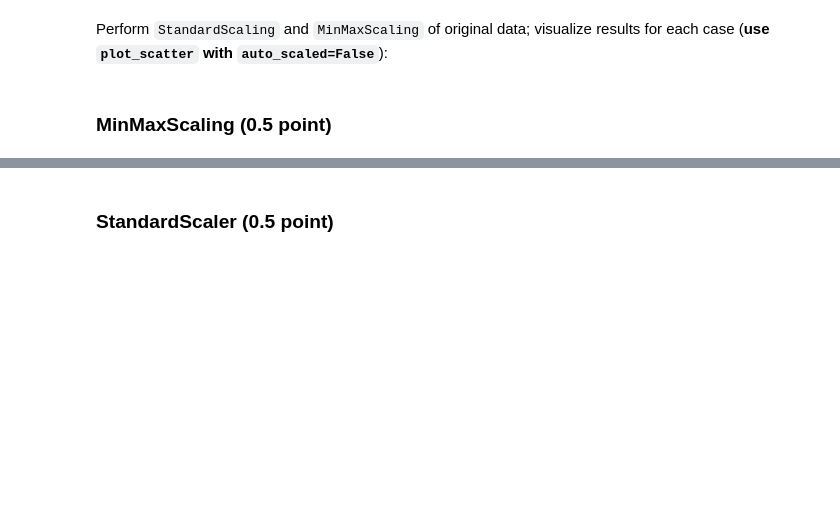
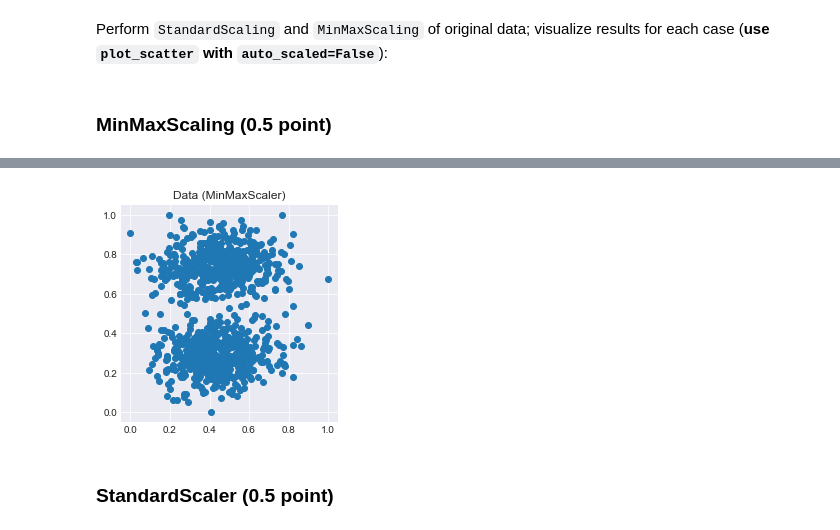
Before and after one commit to devbrest/6_feature_engineering_selection, a Jupyter notebook: homework.ipynb, the cells around one changed output, grey strips where cells are left out. Saved outputs shown, nothing was run; the diff lists cells and outputs as text; code cells hidden in the pictures; blank space fills up the shorter version.

```diff
--- a/homework.ipynb
+++ b/homework.ipynb
@@ -115,3 +139,6 @@ Perform `StandardScaling` and `MinMaxScaling` of original data; visualize result
 ### MinMaxScaling (0.5 point)
 # %%
 ## your code
+scaler = MinMaxScaler()
+MinMax_scaled_data = scaler.fit_transform(data)
+MinMax_scaled_data
@@ -118,3 +153,7 @@ Perform `StandardScaling` and `MinMaxScaling` of original data; visualize result
+# %%
+plot_scatter(MinMax_scaled_data[:, 0], MinMax_scaled_data[:, 1], auto_scaled=False , title='Data (MinMaxScaler)')
+# %% [output]
+[figure, added]
 # %% [markdown]
 ### StandardScaler (0.5 point)
 # %%
```
Also changed, not shown: parts of 27 cells of this notebook.
